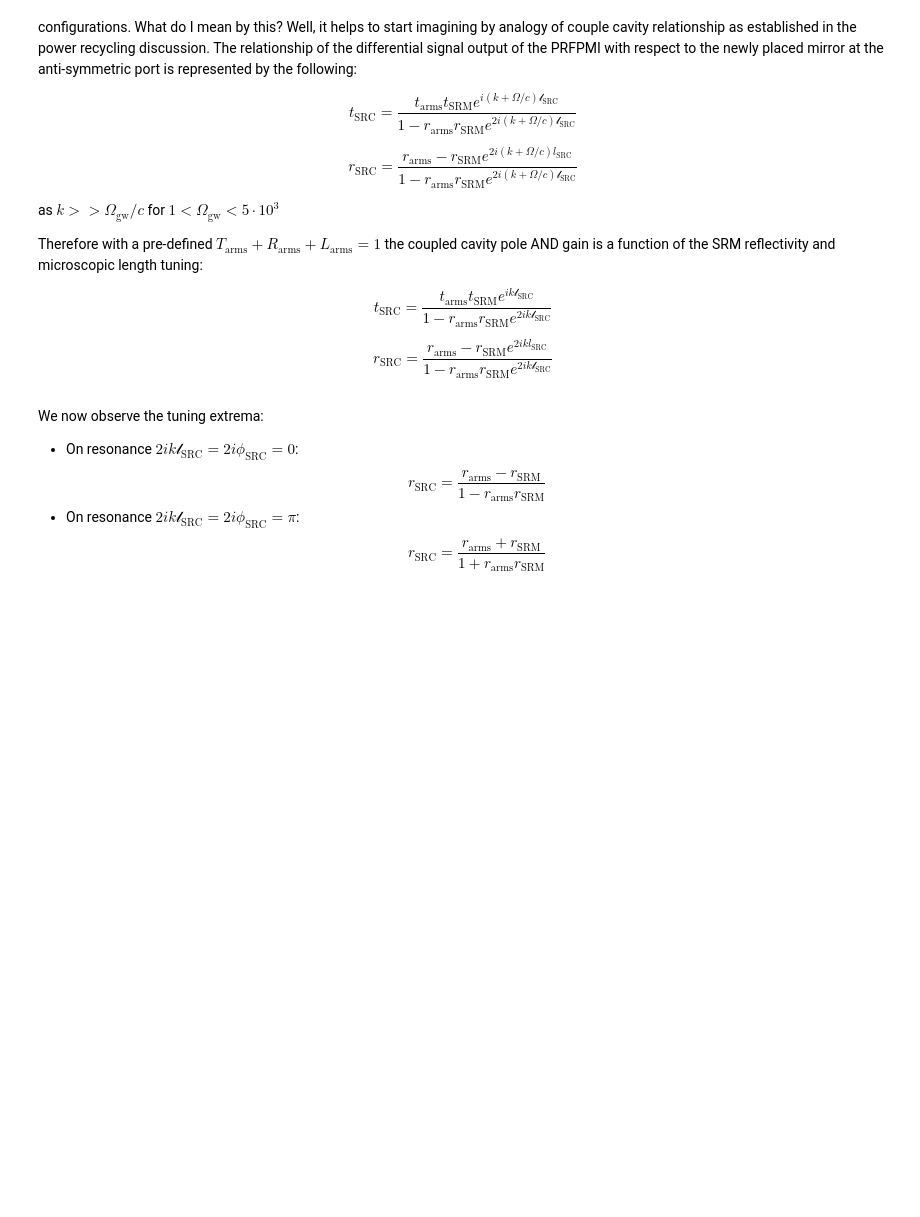
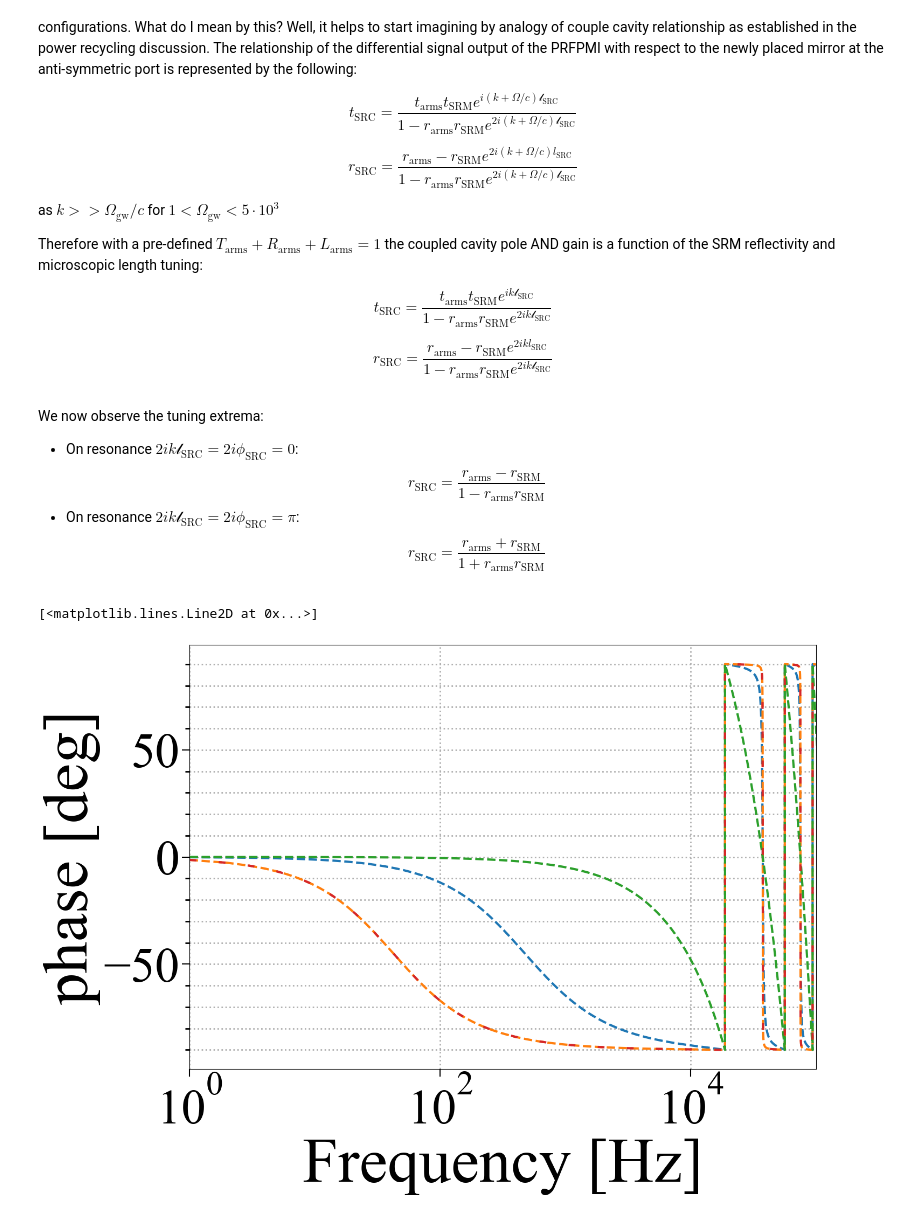
Before and after one commit to dancvan/dissertation, a Jupyter notebook: code/drfpmi_fr.ipynb, the cells around one changed output. Saved outputs shown, nothing was run; the diff lists cells and outputs as text; code cells hidden in the pictures; blank space fills up the shorter version.

```diff
--- a/code/drfpmi_fr.ipynb
+++ b/code/drfpmi_fr.ipynb
@@ -215,13 +215,17 @@ We now observe the tuning extrema:
 - On resonance $2ik \mathscr{l}_\mathrm{SRC} = 2i\phi_\mathrm{SRC} = \pi$:
 $$ r_\mathrm{SRC} = \frac{r_\mathrm{arms} + r_\mathrm{SRM}}{1+ r_\mathrm{arms}r_\mathrm{SRM}}$$
 # %%
-l_SRC =
+l_SRC = 56  #[m]
 
 T_SRM = .30
 R_SRM = 1-T_SRM
-t_SRM = np.sqrt(T_SRM)
-R_SRM = np.sqrt(R_SRM)
+t_SRM = T_SRM**.5
+r_SRM = R_SRM**.5
+
+const_SRC = const*np.sqrt(G_PRC_opt)*t_SRM*t_1/(1-r_1*r_SRM)
 # %%
-def drfpmi_freq_resp(freq, const_gain, L, OMEGA):
+def drfpmi_freq_resp(freq, const, L, OMEGA):
     #return const*(h0*2.0*L*OMEGA*np.exp((-1j*L*2.0*np.pi*freq)/cee)*np.sin((L*2.0*np.pi*freq)/cee)/(L*2.0*np.pi*freq))/(1-r_1*r_2*np.exp(-1j*L*4.0*np.pi*freq/cee))
-    return const_gain* (np.exp((1j*2*np.pi*freq*l_SRC)/cee)/(1-r_1*r_SRM*np.exp((1j*4*np.pi*freq*l_SRC)/cee)*(2.0*L*OMEGA*np.exp((-1j*L*2.0*np.pi*freq)/cee)*np.sin((L*2.0*np.pi*freq)/cee)/(L*2.0*np.pi*freq))/(1-r_1*r_2*np.exp(-1j*L*4.0*np.pi*freq/cee))
+    return const*(2.0*L*OMEGA*np.exp((-1j*L*2.0*np.pi*freq)/cee)*np.sin((L*2.0*np.pi*freq)/cee)/(L*2.0*np.pi*freq))/(1-((r_1-r_SRM)/(1-r_1*r_SRM))*r_2*np.exp(-1j*L*4.0*np.pi*freq/cee))
+# %%
+H_DRFPMI = drfpmi_freq_resp(nu, const_SRC, L, OMEG)
@@ -227,0 +234,12 @@ def drfpmi_freq_resp(freq, const_gain, L, OMEGA):
+# %%
+plt.figure(figsize=(15,10.22))
+plt.xlim([1,100000])
+plt.ylabel('phase [deg]')
+plt.xlabel('Frequency [Hz]', )
+plt.semilogx(nu,(180/np.pi)*np.arctan(np.imag(H_DRFPMI)/np.real(H_DRFPMI)),'--')
+plt.semilogx(nu,(180/np.pi)*np.arctan(np.imag(H_FPMI)/np.real(H_FPMI)),'--')
+plt.semilogx(nu,(180/np.pi)*np.arctan(np.imag(H_MI)/np.real(H_MI)), '--')
+plt.semilogx(nu,(180/np.pi)*np.arctan(np.imag(H_PRFPMI)/np.real(H_PRFPMI)),linestyle='--', linewidth=3.0,dashes=(3,10))
+# %% [output]
+[<matplotlib.lines.Line2D at 0x...>]
+[figure, added]
```
Also changed, not shown: parts of 8 cells of this notebook.
